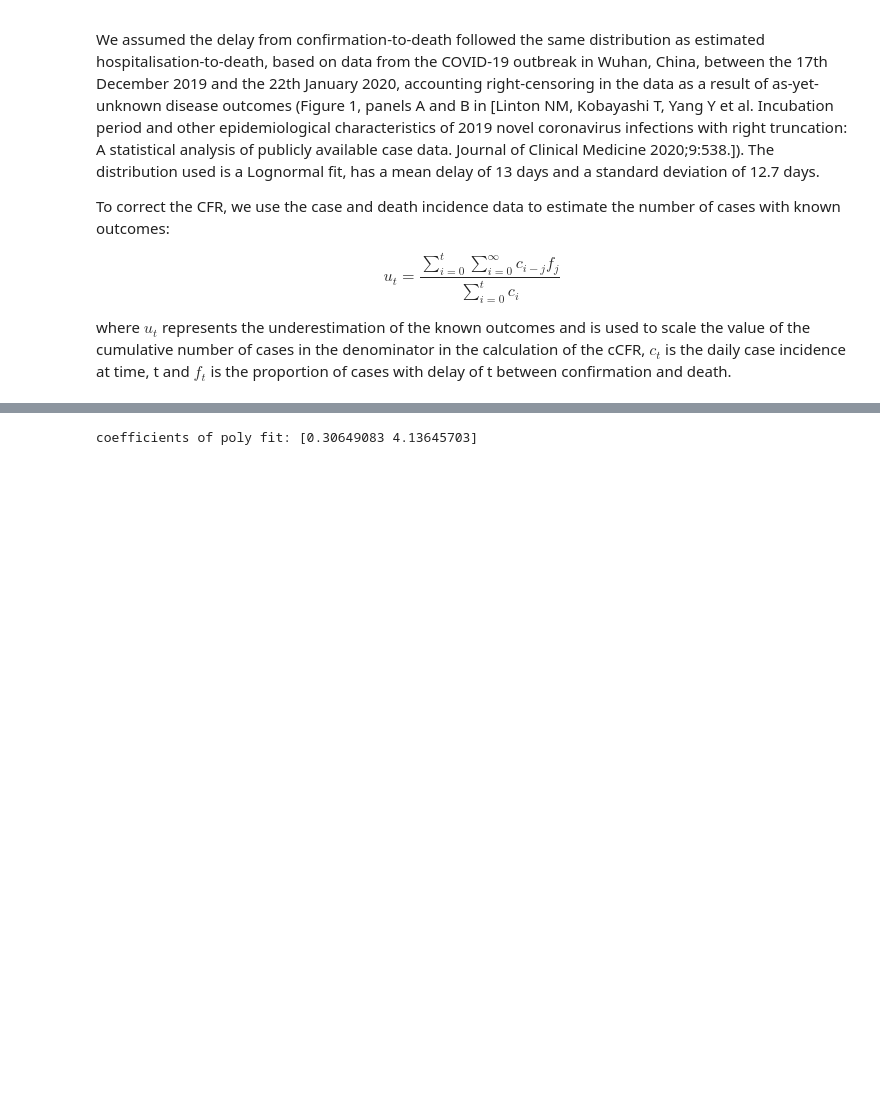
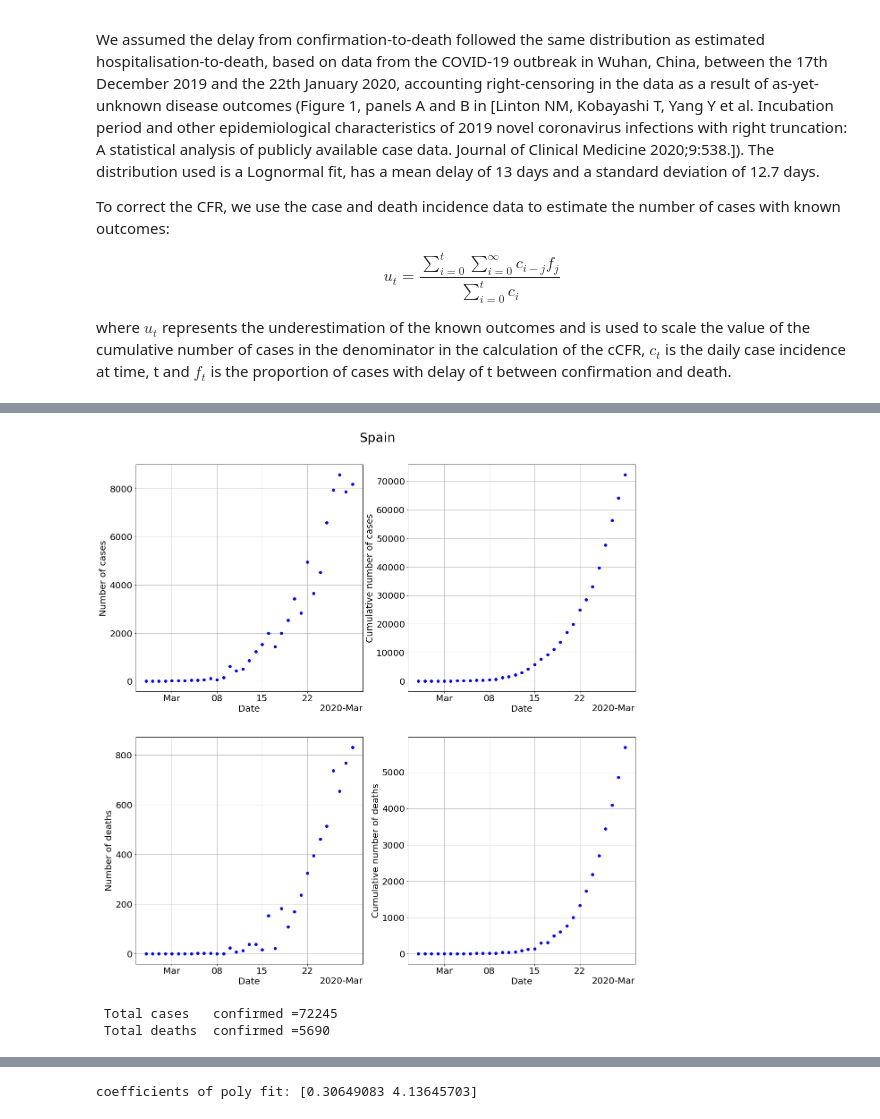
Before and after one commit to jjgomezcadenas/C19, a Jupyter notebook: nb/c19CFR.ipynb, the cells around one changed output, grey strips where cells are left out. Saved outputs shown, nothing was run; the diff lists cells and outputs as text; code cells hidden in the pictures; blank space fills up the shorter version.

```diff
--- a/nb/c19CFR.ipynb
+++ b/nb/c19CFR.ipynb
@@ -340,0 +171,2 @@ ut
+# %%
+df = cio.read_ecdc()
@@ -340,0 +184,3 @@ ut
+# %%
+country = Country(name='Spain', code='ES')
+country
@@ -340,0 +189,3 @@ ut
+# %%
+dfs = cio.ecdc_select_country(df, country=country.code, thr=2)
+dfs
@@ -340,0 +210,6 @@ ut
+# %%
+cplt.plot_cases_and_deaths(dfs, country= country.name, figsize=(20,20), log=False)
+# %% [output]
+[figure, added]
+ Total cases   confirmed =72245
+ Total deaths  confirmed =5690
```
Also changed, not shown: parts of 44 cells of this notebook, 7 other files.
